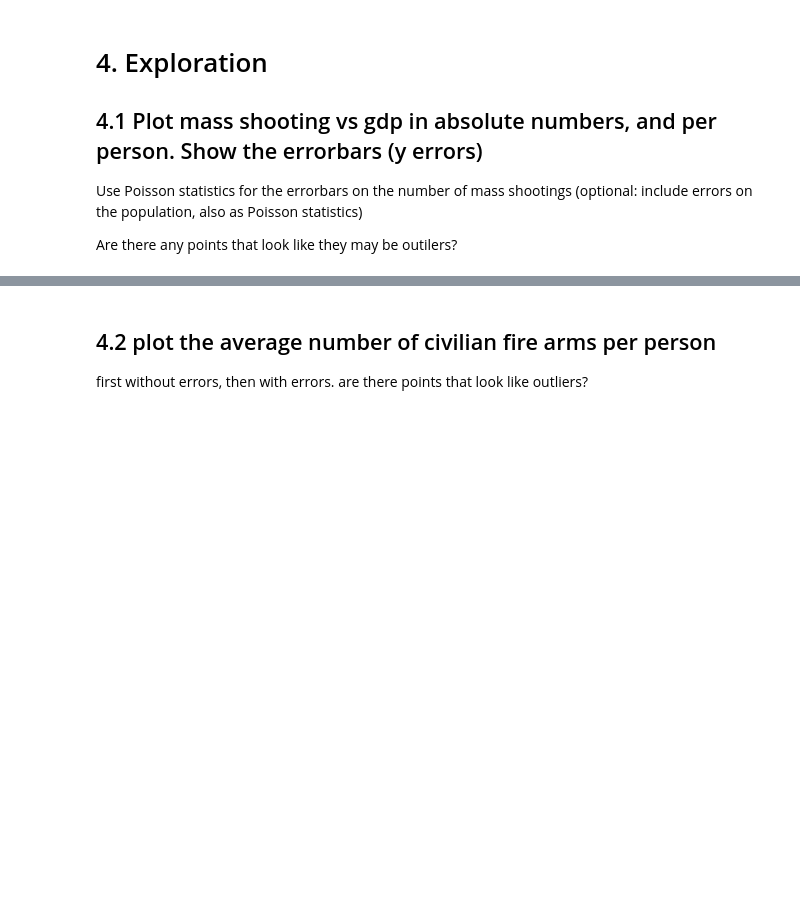
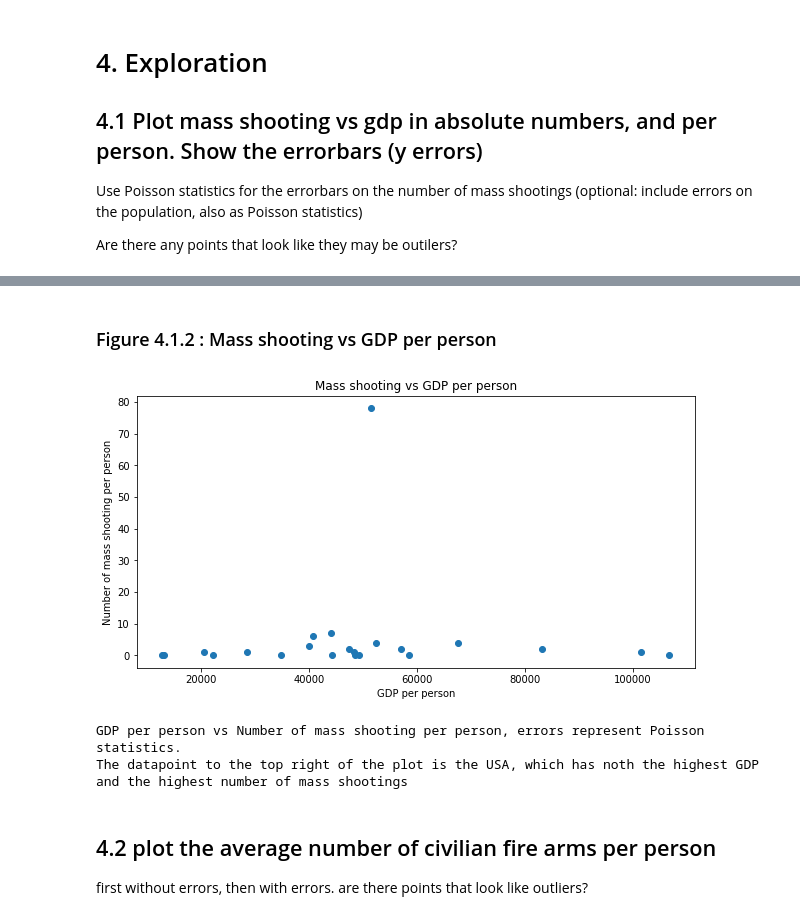
Before and after one commit to DishT/PUI2017_cct367, a Jupyter notebook: HW5_cct367/HW5_3.ipynb, the cells around one changed output, grey strips where cells are left out. Cells and saved outputs as stored; diff of their text form; code cells hidden in the pictures; blank space fills up the shorter version.

```diff
--- a/HW5_cct367/HW5_3.ipynb
+++ b/HW5_cct367/HW5_3.ipynb
@@ -119,3 +272,17 @@ The datapoint to the top right of the plot is the USA, which has noth the highes
+# %% [markdown]
+### Figure 4.1.2 : Mass shooting vs GDP per person
+# %%
+x = df.gdp / df["pop"]
+y = df['Number of mass shootings']
+x_label = "GDP per person"
+y_label = "Number of mass shooting per person"
+title = "Mass shooting vs GDP per person"
+error = True
+plot(x,y,x_label,y_label, title, error)
+# %% [output]
+[figure, added]
+GDP per person vs Number of mass shooting per person, errors represent Poisson statistics.
+The datapoint to the top right of the plot is the USA, which has noth the highest GDP and the highest number of mass shootings
 # %% [markdown]
 ## 4.2 plot the average number of civilian fire arms per person
 first without errors, then with errors. are there  points that look like outliers?
```
Also changed, not shown: parts of 44 cells of this notebook.
